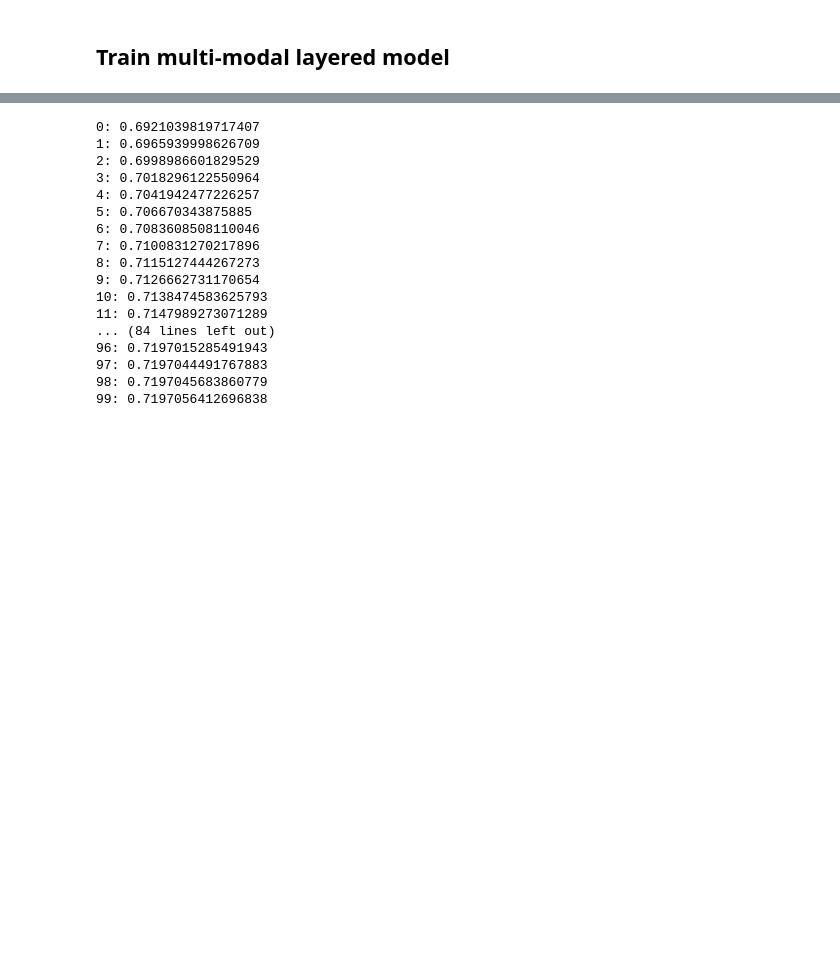
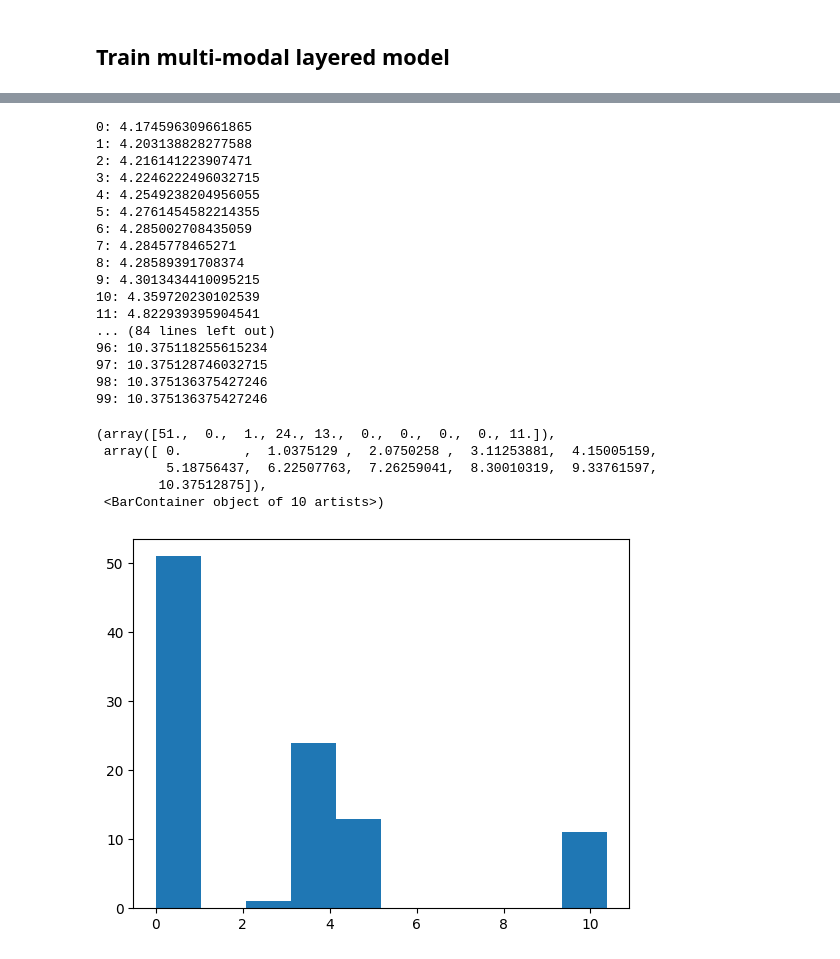
Before and after one commit to NatLabRockies/mmbo, a Jupyter notebook: notebooks/optim-test.ipynb, the cells around one changed output, grey strips where cells are left out. Cells and saved outputs as stored; diff of their text form; code cells hidden in the pictures; blank space fills up the shorter version.

```diff
--- a/notebooks/optim-test.ipynb
+++ b/notebooks/optim-test.ipynb
@@ -162,7 +160,7 @@ samples_layered = posterior_samples(guide_layered, params_layered, 1000)
 X_opt_layered = X_init.clone()
 X_opt_layered.requires_grad_(True)
 
-optim_layered = torch.optim.Adam([X_opt_layered], lr=0.01)
+optim_layered = torch.optim.Adam([X_opt_layered], lr=0.05)
 
 max_ei_layered = [None]*n_iter
 for iter in range(n_iter):
@@ -176,20 +174,30 @@ for iter in range(n_iter):
         X_opt_layered.clamp_(min=low_lim, max=high_lim)
     print(f"{iter}: {max_ei_layered[iter]}")
 # %% [output]
-0: 0.6921039819717407
-1: 0.6965939998626709
-2: 0.6998986601829529
-3: 0.7018296122550964
-4: 0.7041942477226257
-5: 0.706670343875885
-6: 0.7083608508110046
-7: 0.7100831270217896
-8: 0.7115127444267273
-9: 0.7126662731170654
-10: 0.7138474583625793
-11: 0.7147989273071289
+0: 4.174596309661865
+1: 4.203138828277588
+2: 4.216141223907471
+3: 4.2246222496032715
+4: 4.2549238204956055
+5: 4.2761454582214355
+6: 4.285002708435059
+7: 4.2845778465271
+8: 4.28589391708374
+9: 4.3013434410095215
+10: 4.359720230102539
+11: 4.822939395904541
 ... (84 lines left out)
-96: 0.7197015285491943
-97: 0.7197044491767883
-98: 0.7197045683860779
-99: 0.7197056412696838
+96: 10.375118255615234
+97: 10.375128746032715
+98: 10.375136375427246
+99: 10.375136375427246
+# %%
+ei = expected_improvement_softplus(model_layered, samples_layered, X_opt_layered, Y_train_main.min())
+plt.hist(ei.detach())
+# %% [output]
+(array([51.,  0.,  1., 24., 13.,  0.,  0.,  0.,  0., 11.]),
+ array([ 0.        ,  1.0375129 ,  2.0750258 ,  3.11253881,  4.15005159,
+         5.18756437,  6.22507763,  7.26259041,  8.30010319,  9.33761597,
+        10.37512875]),
+ <BarContainer object of 10 artists>)
+[figure, added]
```
Also changed, not shown: parts of 19 cells of this notebook.
